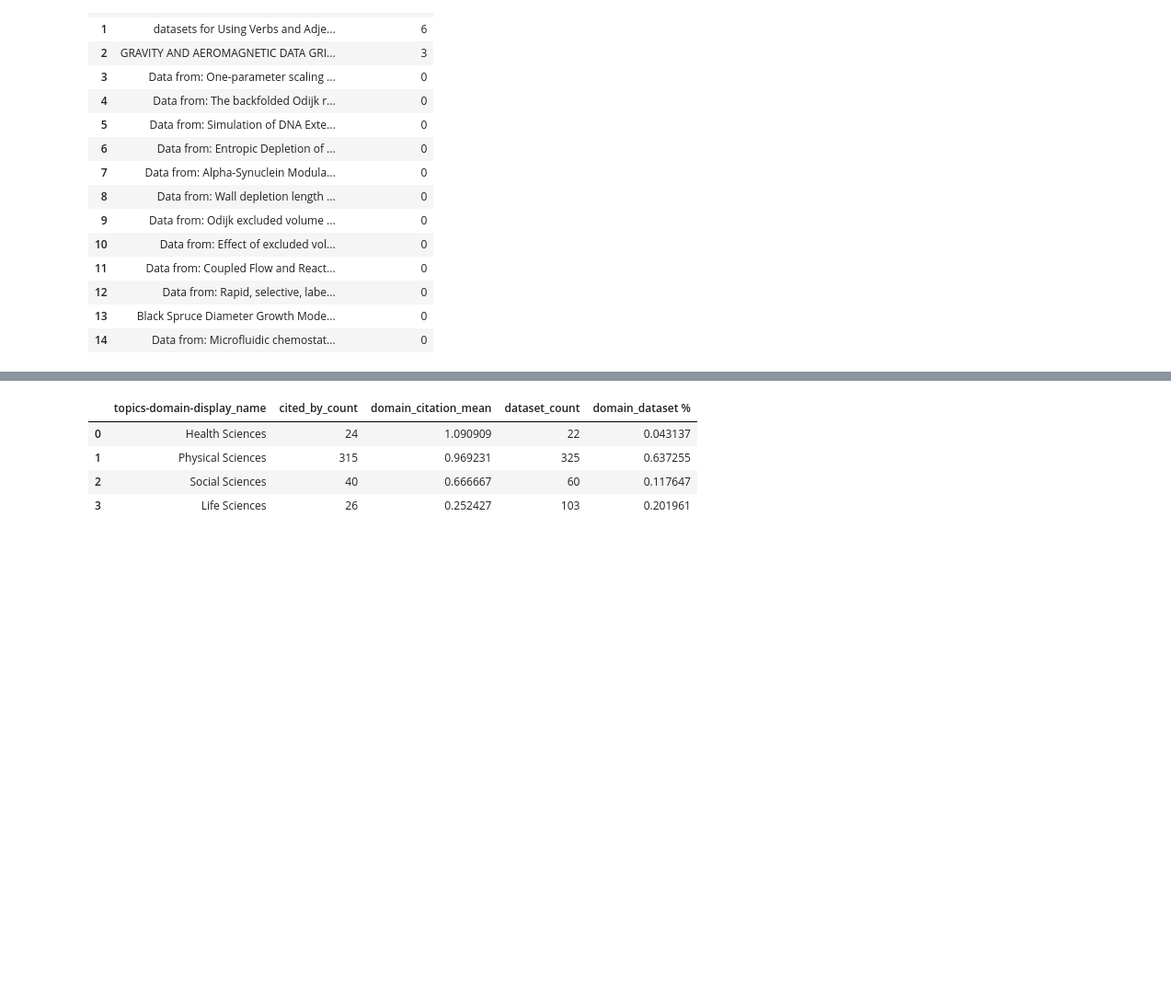
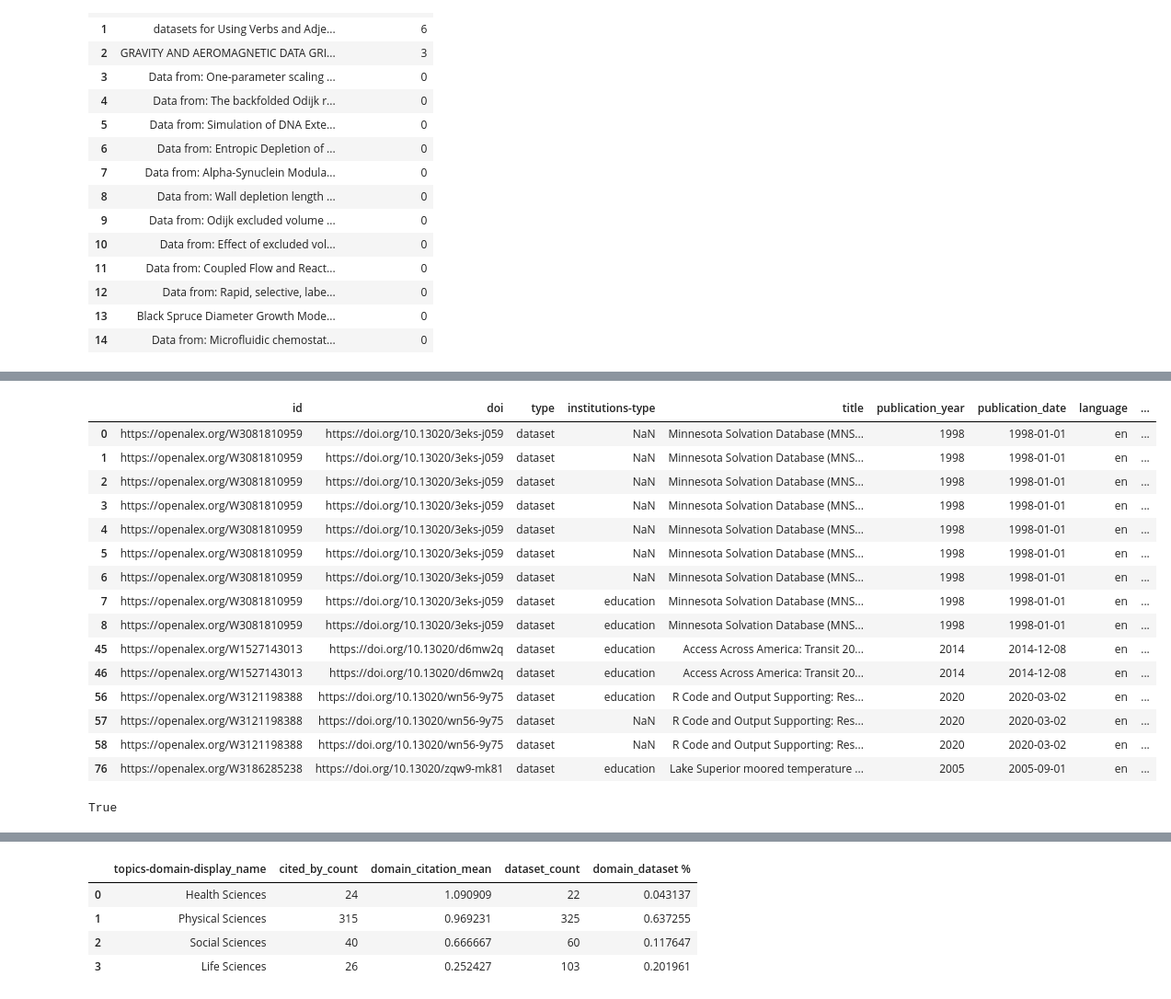
Before and after one commit to senderrr/OpenAlex, a Jupyter notebook: OpenAlexSourceVisuals.ipynb, the cells around one changed output, grey strips where cells are left out. Shown at 92% size. Saved outputs shown, nothing was run; the diff lists cells and outputs as text; code cells hidden in the pictures; blank space fills up the shorter version.

Commit message:
Ror and Orcid tables by has any rors/orcids or not at all

```diff
--- a/OpenAlexSourceVisuals.ipynb
+++ b/OpenAlexSourceVisuals.ipynb
@@ -383,0 +368,24 @@ Average  NaN Ror cited by count is: 0.6132930513595166
+# %%
+HasAnyrorDf = df.groupby('title').filter(lambda x: x['ror'].str.contains('ror').any())
+HasAnyrorDf.head(15)
+# %% [output]
+|  | id | doi | type | institutions-type | title | publication_year | publication_date | language | ... |
+| 0 | https://openalex.org/W3081810959 | https://doi.org/10.13020/3eks-j059 | dataset | NaN | Minnesota Solvation Database (MNS... | 1998 | 1998-01-01 | en | ... |
+| 1 | https://openalex.org/W3081810959 | https://doi.org/10.13020/3eks-j059 | dataset | NaN | Minnesota Solvation Database (MNS... | 1998 | 1998-01-01 | en | ... |
+| 2 | https://openalex.org/W3081810959 | https://doi.org/10.13020/3eks-j059 | dataset | NaN | Minnesota Solvation Database (MNS... | 1998 | 1998-01-01 | en | ... |
+| 3 | https://openalex.org/W3081810959 | https://doi.org/10.13020/3eks-j059 | dataset | NaN | Minnesota Solvation Database (MNS... | 1998 | 1998-01-01 | en | ... |
+| 4 | https://openalex.org/W3081810959 | https://doi.org/10.13020/3eks-j059 | dataset | NaN | Minnesota Solvation Database (MNS... | 1998 | 1998-01-01 | en | ... |
+| 5 | https://openalex.org/W3081810959 | https://doi.org/10.13020/3eks-j059 | dataset | NaN | Minnesota Solvation Database (MNS... | 1998 | 1998-01-01 | en | ... |
+| 6 | https://openalex.org/W3081810959 | https://doi.org/10.13020/3eks-j059 | dataset | NaN | Minnesota Solvation Database (MNS... | 1998 | 1998-01-01 | en | ... |
+| 7 | https://openalex.org/W3081810959 | https://doi.org/10.13020/3eks-j059 | dataset | education | Minnesota Solvation Database (MNS... | 1998 | 1998-01-01 | en | ... |
+| 8 | https://openalex.org/W3081810959 | https://doi.org/10.13020/3eks-j059 | dataset | education | Minnesota Solvation Database (MNS... | 1998 | 1998-01-01 | en | ... |
+| 45 | https://openalex.org/W1527143013 | https://doi.org/10.13020/d6mw2q | dataset | education | Access Across America: Transit 20... | 2014 | 2014-12-08 | en | ... |
+| 46 | https://openalex.org/W1527143013 | https://doi.org/10.13020/d6mw2q | dataset | education | Access Across America: Transit 20... | 2014 | 2014-12-08 | en | ... |
+| 56 | https://openalex.org/W3121198388 | https://doi.org/10.13020/wn56-9y75 | dataset | education | R Code and Output Supporting: Res... | 2020 | 2020-03-02 | en | ... |
+| 57 | https://openalex.org/W3121198388 | https://doi.org/10.13020/wn56-9y75 | dataset | NaN | R Code and Output Supporting: Res... | 2020 | 2020-03-02 | en | ... |
+| 58 | https://openalex.org/W3121198388 | https://doi.org/10.13020/wn56-9y75 | dataset | NaN | R Code and Output Supporting: Res... | 2020 | 2020-03-02 | en | ... |
+| 76 | https://openalex.org/W3186285238 | https://doi.org/10.13020/zqw9-mk81 | dataset | education | Lake Superior moored temperature ... | 2005 | 2005-09-01 | en | ... |
+# %%
+HasAnyrorDf['ror'].value_counts().notna().any()
+# %% [output]
+True
```
Also changed, not shown: parts of 18 cells of this notebook.
